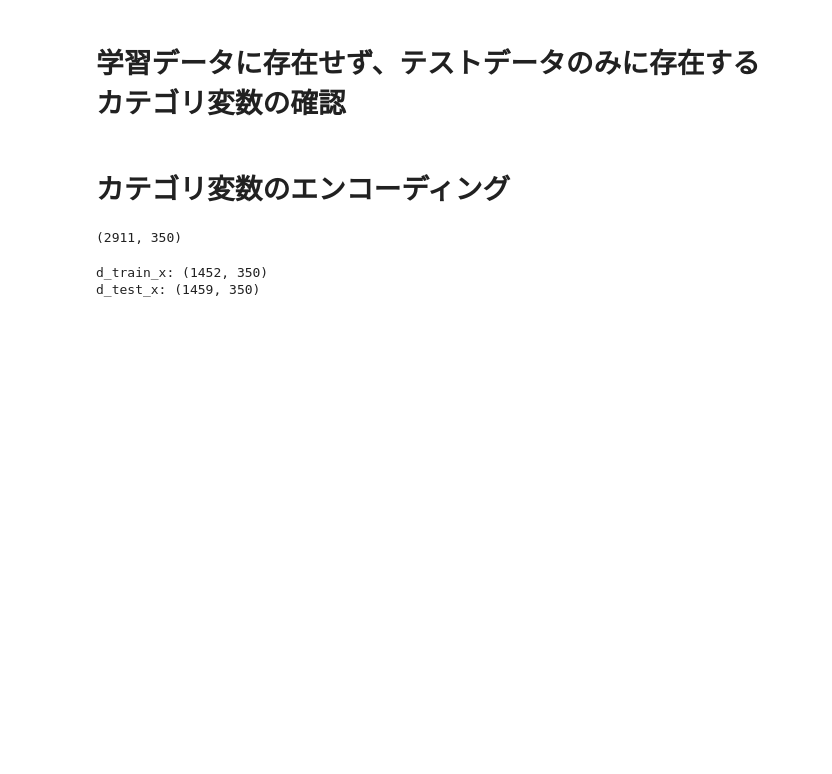
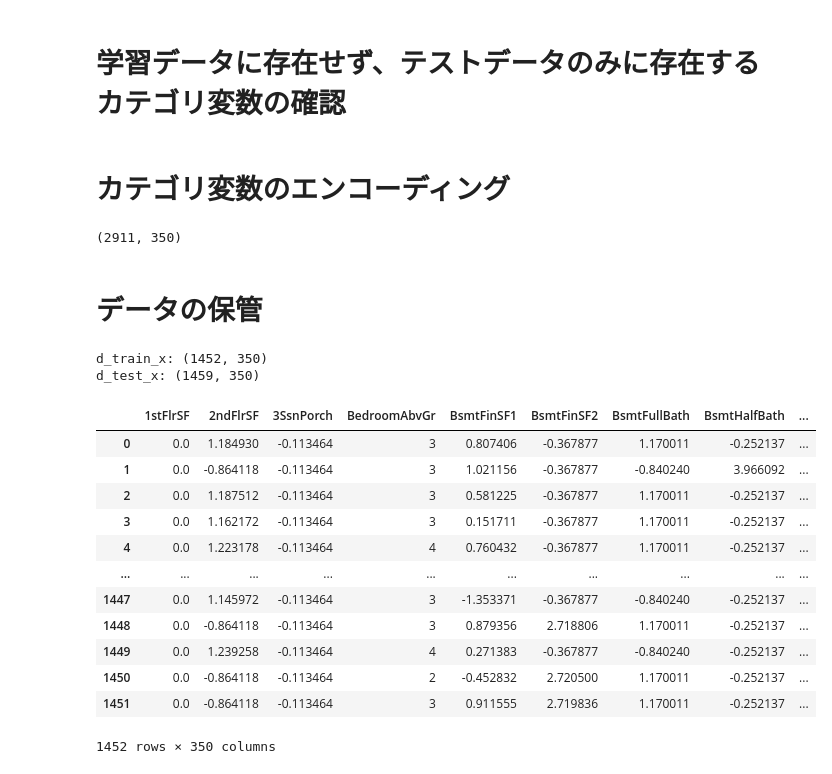
Before and after one commit to nord2sudjp/kaggle_houseprice, a Jupyter notebook: FE.ipynb, the cells around one changed output. Cells and saved outputs as stored; diff of their text form; code cells hidden in the pictures; blank space fills up the shorter version.

```diff
--- a/FE.ipynb
+++ b/FE.ipynb
@@ -312,3 +310,5 @@ all_data.shape
+# %% [markdown]
+# データの保管
 # %%
 #学習データとテストデータに再分割
 d_train_x = all_data.iloc[:d_train_x.shape[0],:].reset_index(drop=True)
@@ -325,3 +325,19 @@ d_test_x.to_csv('./dev_rsc/d_test_x.csv')
 # %% [output]
 d_train_x: (1452, 350)
 d_test_x: (1459, 350)
+# %%
+d_train_x
+# %% [output]
+|  | 1stFlrSF | 2ndFlrSF | 3SsnPorch | BedroomAbvGr | BsmtFinSF1 | BsmtFinSF2 | BsmtFullBath | BsmtHalfBath | ... |
+| 0 | 0.0 | 1.184930 | -0.113464 | 3 | 0.807406 | -0.367877 | 1.170011 | -0.252137 | ... |
+| 1 | 0.0 | -0.864118 | -0.113464 | 3 | 1.021156 | -0.367877 | -0.840240 | 3.966092 | ... |
+| 2 | 0.0 | 1.187512 | -0.113464 | 3 | 0.581225 | -0.367877 | 1.170011 | -0.252137 | ... |
+| 3 | 0.0 | 1.162172 | -0.113464 | 3 | 0.151711 | -0.367877 | 1.170011 | -0.252137 | ... |
+| 4 | 0.0 | 1.223178 | -0.113464 | 4 | 0.760432 | -0.367877 | 1.170011 | -0.252137 | ... |
+| ... | ... | ... | ... | ... | ... | ... | ... | ... | ... |
+| 1447 | 0.0 | 1.145972 | -0.113464 | 3 | -1.353371 | -0.367877 | -0.840240 | -0.252137 | ... |
+| 1448 | 0.0 | -0.864118 | -0.113464 | 3 | 0.879356 | 2.718806 | 1.170011 | -0.252137 | ... |
+| 1449 | 0.0 | 1.239258 | -0.113464 | 4 | 0.271383 | -0.367877 | -0.840240 | -0.252137 | ... |
+| 1450 | 0.0 | -0.864118 | -0.113464 | 2 | -0.452832 | 2.720500 | 1.170011 | -0.252137 | ... |
+| 1451 | 0.0 | -0.864118 | -0.113464 | 3 | 0.911555 | 2.719836 | 1.170011 | -0.252137 | ... |
+1452 rows × 350 columns
```
Also changed, not shown: parts of 1 cell of this notebook, 1 other file.
